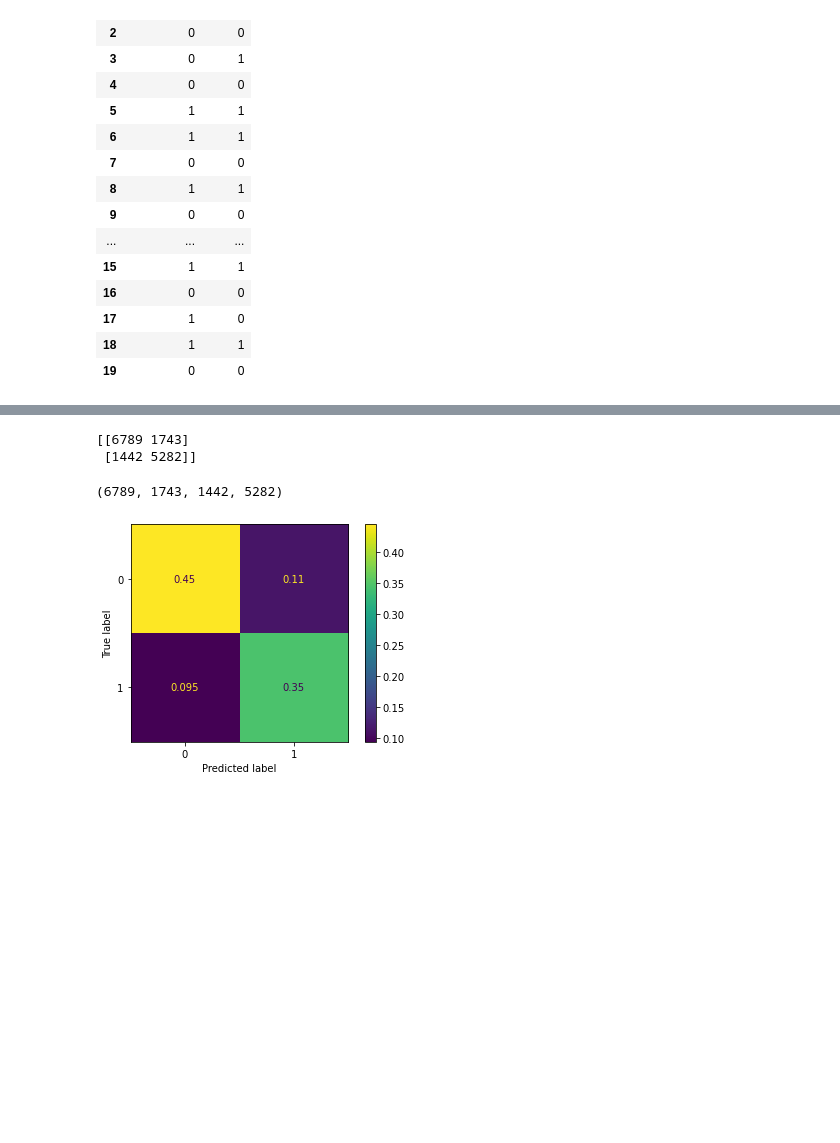
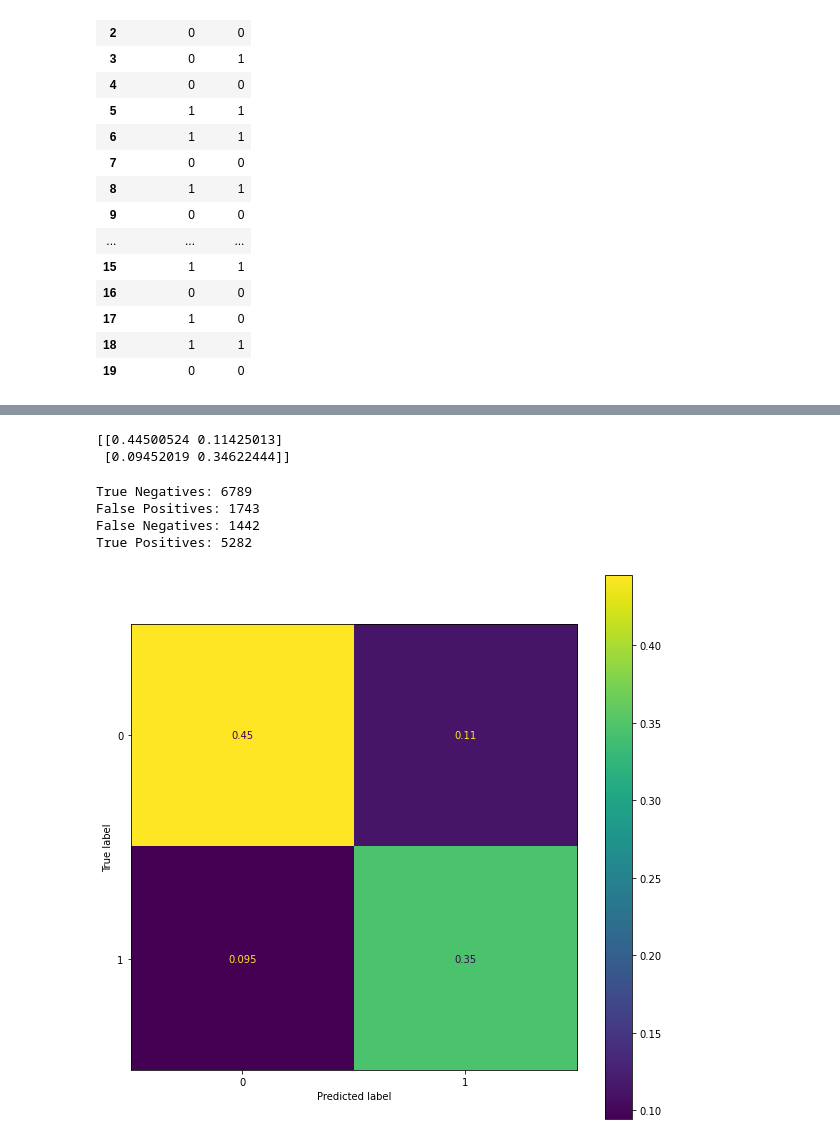
Before and after one commit to cerionXLII/StarbucksCapstoneChallenge, a Jupyter notebook: src/Starbucks_Capstone_notebook.ipynb, the cells around one changed output, grey strips where cells are left out. Drawn from its saved outputs; the diff is of its cells as text; code cells hidden in the pictures; blank space fills up the shorter version.

```diff
--- a/src/Starbucks_Capstone_notebook.ipynb
+++ b/src/Starbucks_Capstone_notebook.ipynb
@@ -588,15 +591,9 @@ predsDf.head(20)
 # %%
-from sklearn.metrics import confusion_matrix
-
-cm = confusion_matrix(y_test, preds, labels=[0, 1])
-
+#Create a confusion matrix to view the results
+cm = confusion_matrix(y_test, preds, labels=[0, 1] , normalize='all' )
 print(cm)
 # %% [output]
-[[6789 1743]
- [1442 5282]]
+[[0.44500524 0.11425013]
+ [0.09452019 0.34622444]]
 # %%
 tn, fp, fn, tp = confusion_matrix(y_test, preds).ravel()
-# %%
-(tn, fp, fn, tp)
-# %% [output]
-(6789, 1743, 1442, 5282)
@@ -605,6 +600,19 @@ from sklearn.metrics import plot_confusion_matrix
-# %%
-plot_confusion_matrix(clf, X_test, y_test, normalize='all')
-#plot_confusion_matrix(clf, X_test, y_test)
-plt.show()
-# %% [output]
-[figure, removed]
+# %%
+print(f'True Negatives: {tn}')
+print(f'False Positives: {fp}')
+print(f'False Negatives: {fn}')
+print(f'True Positives: {tp}')
+# %% [output]
+True Negatives: 6789
+False Positives: 1743
+False Negatives: 1442
+True Positives: 5282
+# %%
+disp = ConfusionMatrixDisplay(confusion_matrix=cm,
+                               display_labels=clf.classes_)
+
+fig, ax = plt.subplots(figsize=(10,10))
+disp.plot(ax=ax)
+plt.show();
+# %% [output]
+[figure, added]
```
Also changed, not shown: parts of 18 cells of this notebook.
